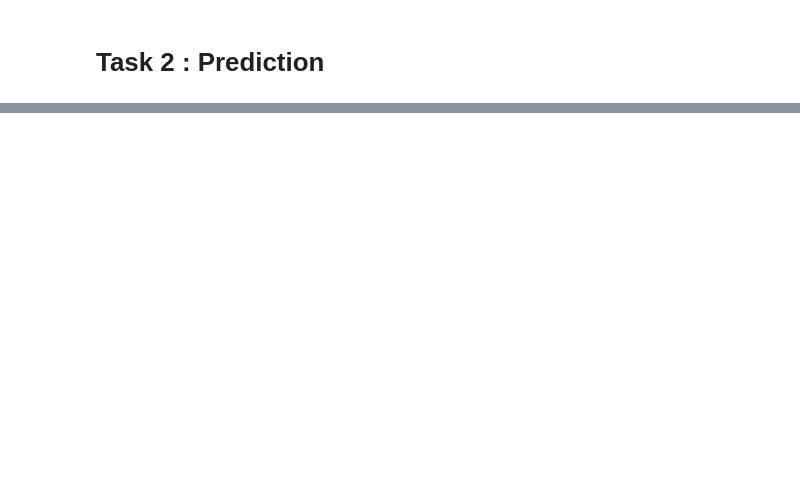
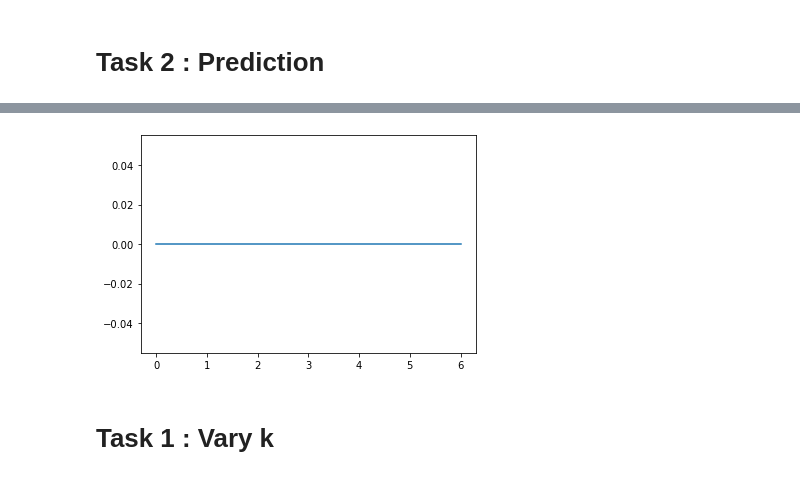
Before and after one commit to AdarshShah/Cricket-Trajectory-Prediction, a Jupyter notebook: main.ipynb, the cells around one changed output, grey strips where cells are left out. Saved outputs shown, nothing was run; the diff lists cells and outputs as text; code cells hidden in the pictures; blank space fills up the shorter version.

```diff
--- a/main.ipynb
+++ b/main.ipynb
@@ -74,38 +261,37 @@ def is_valid(inning):
     else:
         return False
 
-error = np.zeros(30)
-i=0
-matches = test[np.random.randint(0,test.shape[0],5),:]
-for inning in matches:
-    intervention_point = 30
-    Z = np.zeros(2*intervention_point)
-    Z[:intervention_point],Z[intervention_point:] = inning[:intervention_point],inning[50:50+intervention_point]
-    Wopt = 1
-    loss = np.inf
-    match = np.zeros(100)
-    for W in np.linspace(0.5,5,25):
-        prediction,xopt = mRSC(Z,train,intervention_point,10,W)
-        A = np.zeros(2*intervention_point)
-        A[:intervention_point],A[intervention_point:] = prediction[:intervention_point],prediction[50:50+intervention_point]
-        diff1 = sqrt(np.mean(np.square(A[:intervention_point]-Z[:intervention_point])))
-        diff2 = sqrt(np.mean(np.square(A[intervention_point:]-Z[intervention_point:])))
-        if diff1+W*diff2 <= loss and is_valid(prediction):
-            Wopt = W
-            loss = diff1+W*diff2
-            match = prediction
-    print(loss)
-    print(np.min(xopt))
-    print(match)
-    print(inning)
-    print(Wopt)
-    #error[i] += abs(prediction[49]-inning[49])
-    #error[i]/=30
-    #print(f'W:{W:.3f} error:{error[i]:.3f}')
-    #i+=1
-#print(error)
-#er,bin_centers = np.histogram(error,bins=50)
-# plt.cla()
-# plt.scatter(bin_centers[1:],er)
-# plt.show()
+tt = 1
+error = np.zeros(8)
+matches = test[np.random.randint(0,test.shape[0],20),:]
+for intervention_point in [30,35,40,45]:
+    i=0
+    for inning in matches:
+        Z = np.zeros(2*intervention_point)
+        Z[:intervention_point],Z[intervention_point:] = inning[:intervention_point],inning[50:50+intervention_point]
+        Wopt = 1
+        loss = np.inf
+        match = np.zeros(100)
+        final_finish=np.searchsorted(inning[:50],10)
+        for W in np.linspace(0.5,4,20):
+            prediction,finish = mRSC(Z,train,intervention_point,10,W)
+            A = np.zeros(2*intervention_point)
+            A[:intervention_point],A[intervention_point:] = prediction[:intervention_point],prediction[50:50+intervention_point]
+            diff1 = sqrt(np.mean(np.square(A[:intervention_point]-Z[:intervention_point])))
+            diff2 = sqrt(np.mean(np.square(A[intervention_point:]-Z[intervention_point:])))
+            if diff1+W*diff2 <= loss:
+                Wopt = W
+                loss = diff1+W*diff2
+                match = prediction
+        error[i] += (match[final_finish-1]-inning[final_finish-1])**2
+
+        if tt<=0 and intervention_point :
+            print(inning)
+            print(match)
+            tt+=1
+    i+=1
+error /= matches.shape[0]
+error = np.sqrt(error)
+plt.plot(error[1:])
+plt.show()
 # %% [output]
@@ -128,0 +298,3 @@ inf
+[figure, added]
+# %% [markdown]
+# Task 1 : Vary k
```
Also changed, not shown: parts of 22 cells of this notebook, 35 other files.
